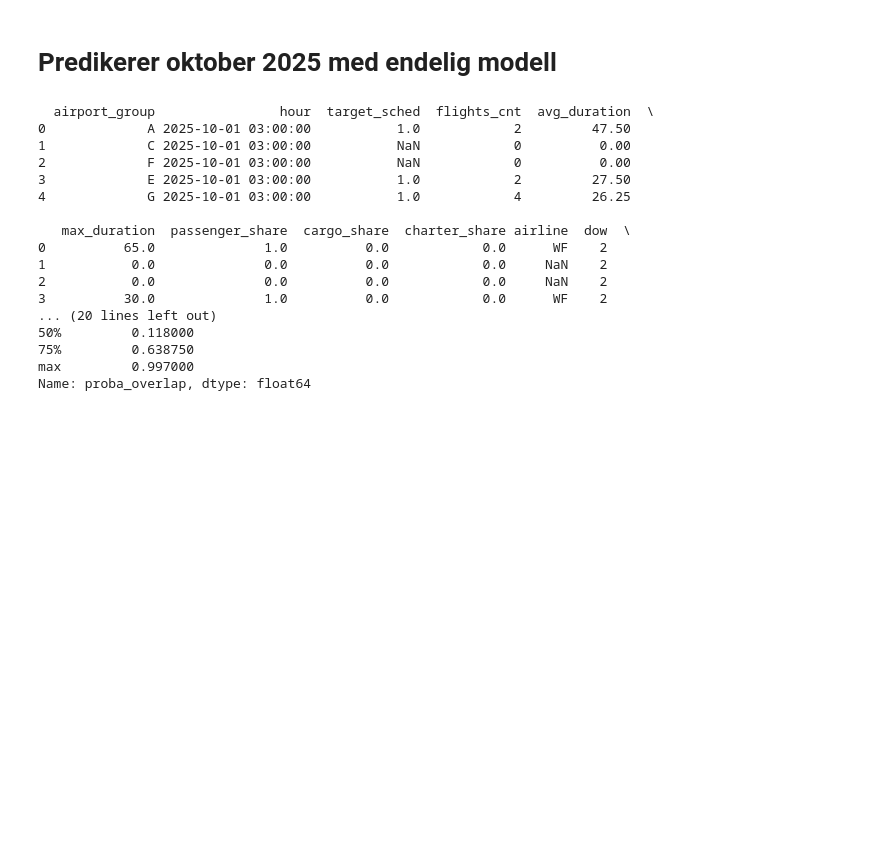
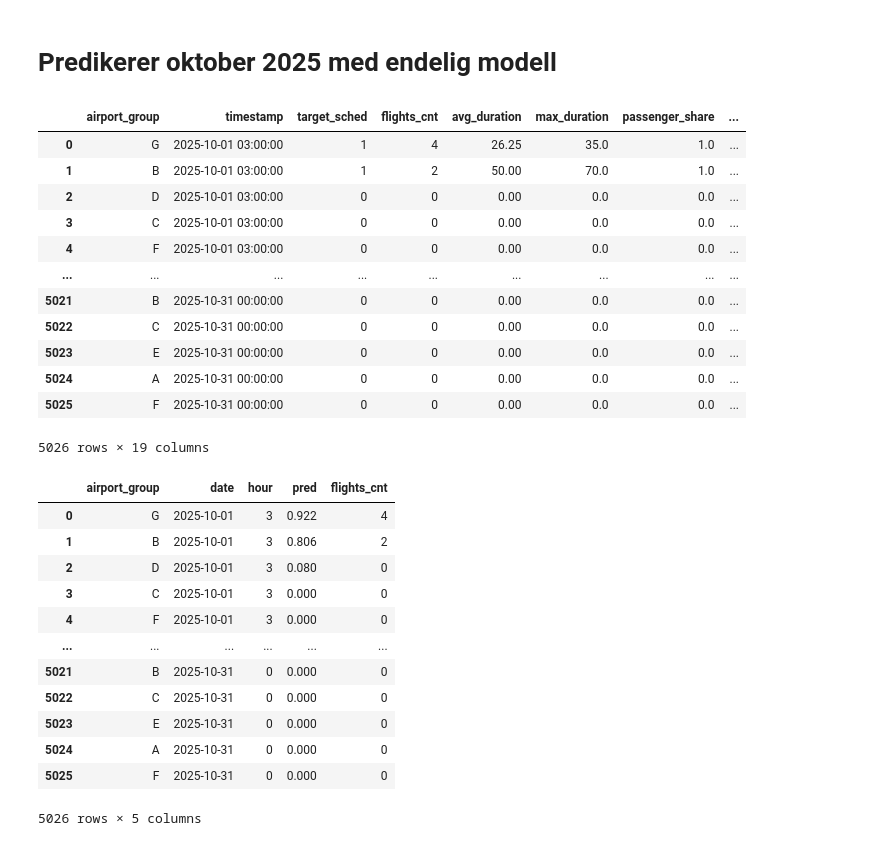
Before and after one commit to JakobBerg-Projects/avinor-ai, a Jupyter notebook: notebooks/03-modeling-jakob.ipynb, the cells around one changed output. Saved outputs shown, nothing was run; the diff lists cells and outputs as text; code cells hidden in the pictures; blank space fills up the shorter version.

```diff
--- a/notebooks/03-modeling-jakob.ipynb
+++ b/notebooks/03-modeling-jakob.ipynb
@@ -409,34 +376,47 @@ plot_roc(y_test, y_rf_proba_test, label="Random Forest")
 # Predikerer oktober 2025 med endelig modell
 # %%
 y_proba_oct = rf_final.predict_proba(X_pred)[:, 1]
+# %%
+pred
+# %% [output]
+|  | airport_group | timestamp | target_sched | flights_cnt | avg_duration | max_duration | passenger_share | ... |
+| 0 | G | 2025-10-01 03:00:00 | 1 | 4 | 26.25 | 35.0 | 1.0 | ... |
+| 1 | B | 2025-10-01 03:00:00 | 1 | 2 | 50.00 | 70.0 | 1.0 | ... |
+| 2 | D | 2025-10-01 03:00:00 | 0 | 0 | 0.00 | 0.0 | 0.0 | ... |
+| 3 | C | 2025-10-01 03:00:00 | 0 | 0 | 0.00 | 0.0 | 0.0 | ... |
+| 4 | F | 2025-10-01 03:00:00 | 0 | 0 | 0.00 | 0.0 | 0.0 | ... |
+| ... | ... | ... | ... | ... | ... | ... | ... | ... |
+| 5021 | B | 2025-10-31 00:00:00 | 0 | 0 | 0.00 | 0.0 | 0.0 | ... |
+| 5022 | C | 2025-10-31 00:00:00 | 0 | 0 | 0.00 | 0.0 | 0.0 | ... |
+| 5023 | E | 2025-10-31 00:00:00 | 0 | 0 | 0.00 | 0.0 | 0.0 | ... |
+| 5024 | A | 2025-10-31 00:00:00 | 0 | 0 | 0.00 | 0.0 | 0.0 | ... |
+| 5025 | F | 2025-10-31 00:00:00 | 0 | 0 | 0.00 | 0.0 | 0.0 | ... |
+5026 rows × 19 columns
 # %%
 pred_out = pred.copy()
-pred_out["proba_overlap"] = y_proba_oct  # sannsynlighet for overlap (target_actual=1)
-pred_out["proba_overlap"] = pred_out["proba_overlap"].round(3)
+pred_out["pred"] = y_proba_oct  # sannsynlighet for overlap (target_actual=1)
+pred_out["pred"] = pred_out["pred"].round(3)
 
 
-pred_out["hour"] = pd.to_datetime(pred_out["hour"], errors="coerce")
+pred_out["hour"] = pred_out['hournum']
 
-pred_out = pred_out.sort_values("hour").reset_index(drop=True)
+pred_out = pred_out.sort_values(["date", "hour"]).reset_index(drop=True)
+pred_out = pred_out[["airport_group", "date", "hour", "pred", "flights_cnt"]]
 
 pred_out.to_csv("../data/prediction_data/predict_oct2025_with_proba.csv", index=False)
 
 pred_out
 # %% [output]
+|  | airport_group | date | hour | pred | flights_cnt |
+| 0 | G | 2025-10-01 | 3 | 0.922 | 4 |
+| 1 | B | 2025-10-01 | 3 | 0.806 | 2 |
+| 2 | D | 2025-10-01 | 3 | 0.080 | 0 |
+| 3 | C | 2025-10-01 | 3 | 0.000 | 0 |
+| 4 | F | 2025-10-01 | 3 | 0.000 | 0 |
+| ... | ... | ... | ... | ... | ... |
+| 5021 | B | 2025-10-31 | 0 | 0.000 | 0 |
+| 5022 | C | 2025-10-31 | 0 | 0.000 | 0 |
+| 5023 | E | 2025-10-31 | 0 | 0.000 | 0 |
+| 5024 | A | 2025-10-31 | 0 | 0.000 | 0 |
+| 5025 | F | 2025-10-31 | 0 | 0.000 | 0 |
-  airport_group                hour  target_sched  flights_cnt  avg_duration  \
-0             A 2025-10-01 03:00:00           1.0            2         47.50
-1             C 2025-10-01 03:00:00           NaN            0          0.00
-2             F 2025-10-01 03:00:00           NaN            0          0.00
-3             E 2025-10-01 03:00:00           1.0            2         27.50
-4             G 2025-10-01 03:00:00           1.0            4         26.25
-
-   max_duration  passenger_share  cargo_share  charter_share airline  dow  \
-0          65.0              1.0          0.0            0.0      WF    2
-1           0.0              0.0          0.0            0.0     NaN    2
-2           0.0              0.0          0.0            0.0     NaN    2
-3          30.0              1.0          0.0            0.0      WF    2
-... (20 lines left out)
-50%         0.118000
-75%         0.638750
-max         0.997000
-Name: proba_overlap, dtype: float64
+5026 rows × 5 columns
```
Also changed, not shown: parts of 14 cells of this notebook, 10 other files.
